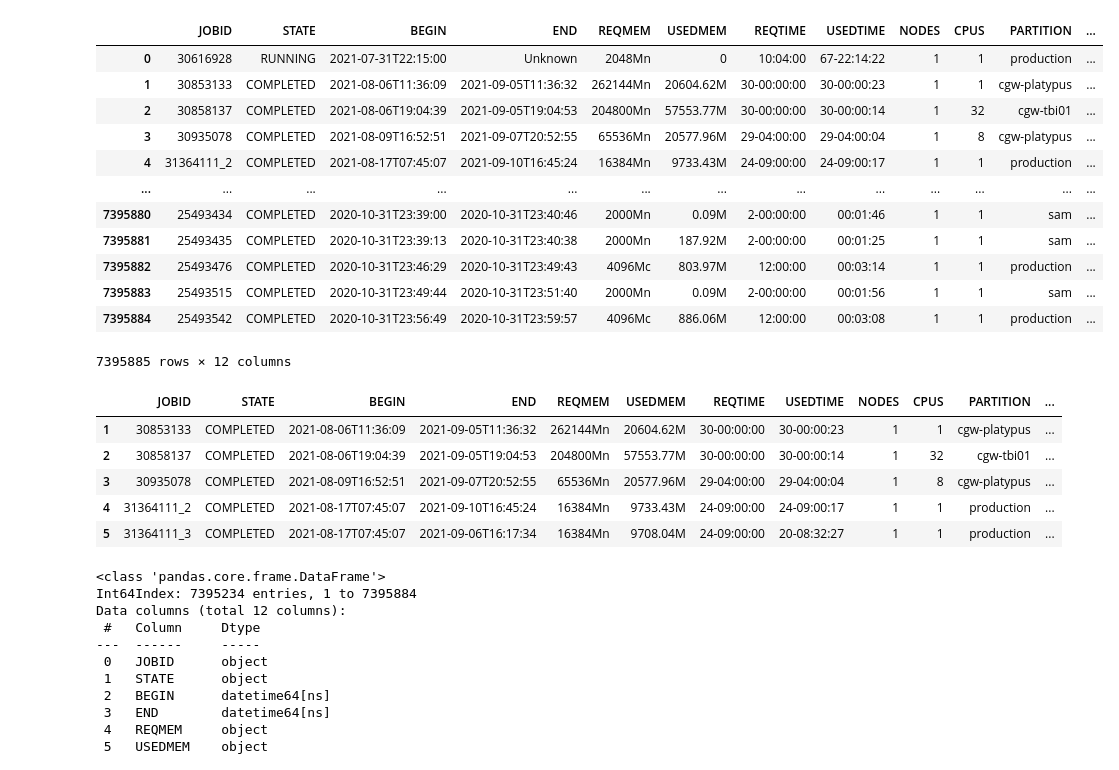
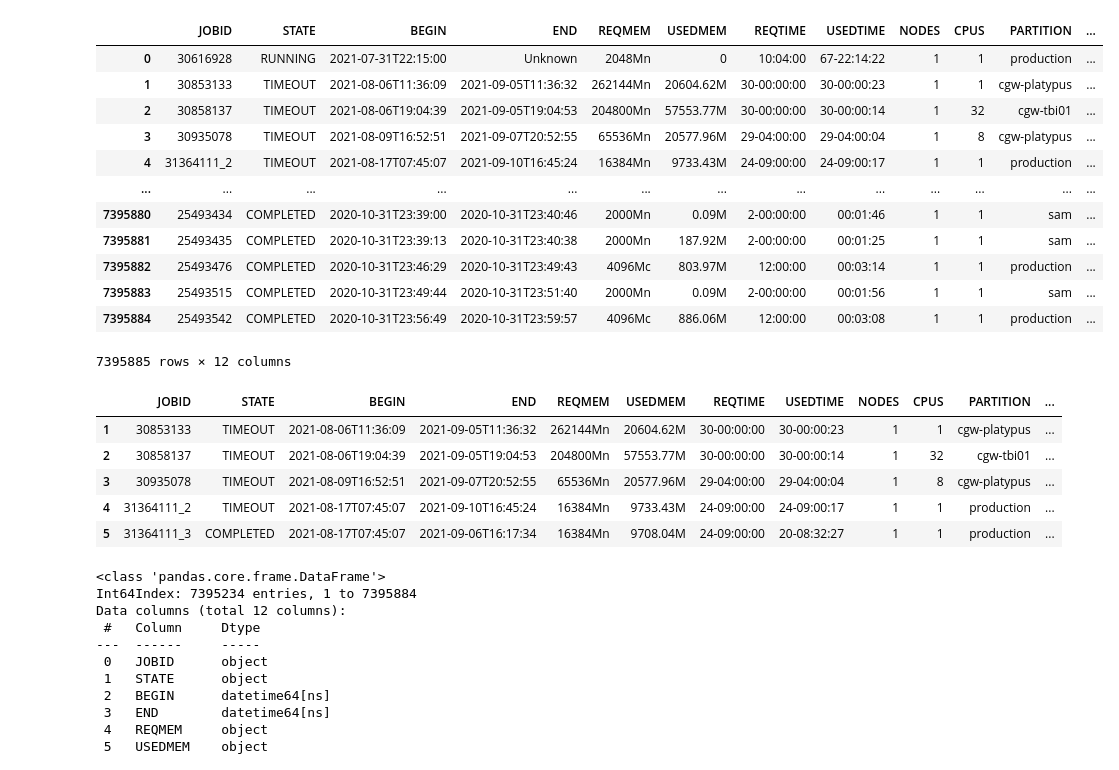
Before and after one commit to nss-data-science-cohort-5/accre-mr-goodbar, a Jupyter notebook: notebooks/fullsample_data_parse.ipynb, the cells around one changed output. Cells and saved outputs as stored; diff of their text form; code cells hidden in the pictures.

```diff
--- a/notebooks/fullsample_data_parse.ipynb
+++ b/notebooks/fullsample_data_parse.ipynb
@@ -9,15 +9,15 @@ from datetime import datetime, timedelta
 import statsmodels.api as sm
 import seaborn as sns
 # %%
-jobs = pd.read_csv('../data/fullsample.csv')
+jobs = pd.read_csv('../data/accre-scheduler-data-2021-fullsample-corrected.csv')
 jobs
 # %% [output]
 |  | JOBID | STATE | BEGIN | END | REQMEM | USEDMEM | REQTIME | USEDTIME | NODES | CPUS | PARTITION | ... |
 | 0 | 30616928 | RUNNING | 2021-07-31T22:15:00 | Unknown | 2048Mn | 0 | 10:04:00 | 67-22:14:22 | 1 | 1 | production | ... |
-| 1 | 30853133 | COMPLETED | 2021-08-06T11:36:09 | 2021-09-05T11:36:32 | 262144Mn | 20604.62M | 30-00:00:00 | 30-00:00:23 | 1 | 1 | cgw-platypus | ... |
-| 2 | 30858137 | COMPLETED | 2021-08-06T19:04:39 | 2021-09-05T19:04:53 | 204800Mn | 57553.77M | 30-00:00:00 | 30-00:00:14 | 1 | 32 | cgw-tbi01 | ... |
-| 3 | 30935078 | COMPLETED | 2021-08-09T16:52:51 | 2021-09-07T20:52:55 | 65536Mn | 20577.96M | 29-04:00:00 | 29-04:00:04 | 1 | 8 | cgw-platypus | ... |
-| 4 | 31364111_2 | COMPLETED | 2021-08-17T07:45:07 | 2021-09-10T16:45:24 | 16384Mn | 9733.43M | 24-09:00:00 | 24-09:00:17 | 1 | 1 | production | ... |
+| 1 | 30853133 | TIMEOUT | 2021-08-06T11:36:09 | 2021-09-05T11:36:32 | 262144Mn | 20604.62M | 30-00:00:00 | 30-00:00:23 | 1 | 1 | cgw-platypus | ... |
+| 2 | 30858137 | TIMEOUT | 2021-08-06T19:04:39 | 2021-09-05T19:04:53 | 204800Mn | 57553.77M | 30-00:00:00 | 30-00:00:14 | 1 | 32 | cgw-tbi01 | ... |
+| 3 | 30935078 | TIMEOUT | 2021-08-09T16:52:51 | 2021-09-07T20:52:55 | 65536Mn | 20577.96M | 29-04:00:00 | 29-04:00:04 | 1 | 8 | cgw-platypus | ... |
+| 4 | 31364111_2 | TIMEOUT | 2021-08-17T07:45:07 | 2021-09-10T16:45:24 | 16384Mn | 9733.43M | 24-09:00:00 | 24-09:00:17 | 1 | 1 | production | ... |
 | ... | ... | ... | ... | ... | ... | ... | ... | ... | ... | ... | ... | ... |
 | 7395880 | 25493434 | COMPLETED | 2020-10-31T23:39:00 | 2020-10-31T23:40:46 | 2000Mn | 0.09M | 2-00:00:00 | 00:01:46 | 1 | 1 | sam | ... |
 | 7395881 | 25493435 | COMPLETED | 2020-10-31T23:39:13 | 2020-10-31T23:40:38 | 2000Mn | 187.92M | 2-00:00:00 | 00:01:25 | 1 | 1 | sam | ... |
@@ -31,10 +31,10 @@ jobs = jobs.drop(jobs[jobs['END'] == 'Unknown'].index)
 jobs.head()
 # %% [output]
 |  | JOBID | STATE | BEGIN | END | REQMEM | USEDMEM | REQTIME | USEDTIME | NODES | CPUS | PARTITION | ... |
-| 1 | 30853133 | COMPLETED | 2021-08-06T11:36:09 | 2021-09-05T11:36:32 | 262144Mn | 20604.62M | 30-00:00:00 | 30-00:00:23 | 1 | 1 | cgw-platypus | ... |
-| 2 | 30858137 | COMPLETED | 2021-08-06T19:04:39 | 2021-09-05T19:04:53 | 204800Mn | 57553.77M | 30-00:00:00 | 30-00:00:14 | 1 | 32 | cgw-tbi01 | ... |
-| 3 | 30935078 | COMPLETED | 2021-08-09T16:52:51 | 2021-09-07T20:52:55 | 65536Mn | 20577.96M | 29-04:00:00 | 29-04:00:04 | 1 | 8 | cgw-platypus | ... |
-| 4 | 31364111_2 | COMPLETED | 2021-08-17T07:45:07 | 2021-09-10T16:45:24 | 16384Mn | 9733.43M | 24-09:00:00 | 24-09:00:17 | 1 | 1 | production | ... |
+| 1 | 30853133 | TIMEOUT | 2021-08-06T11:36:09 | 2021-09-05T11:36:32 | 262144Mn | 20604.62M | 30-00:00:00 | 30-00:00:23 | 1 | 1 | cgw-platypus | ... |
+| 2 | 30858137 | TIMEOUT | 2021-08-06T19:04:39 | 2021-09-05T19:04:53 | 204800Mn | 57553.77M | 30-00:00:00 | 30-00:00:14 | 1 | 32 | cgw-tbi01 | ... |
+| 3 | 30935078 | TIMEOUT | 2021-08-09T16:52:51 | 2021-09-07T20:52:55 | 65536Mn | 20577.96M | 29-04:00:00 | 29-04:00:04 | 1 | 8 | cgw-platypus | ... |
+| 4 | 31364111_2 | TIMEOUT | 2021-08-17T07:45:07 | 2021-09-10T16:45:24 | 16384Mn | 9733.43M | 24-09:00:00 | 24-09:00:17 | 1 | 1 | production | ... |
 | 5 | 31364111_3 | COMPLETED | 2021-08-17T07:45:07 | 2021-09-06T16:17:34 | 16384Mn | 9708.04M | 24-09:00:00 | 20-08:32:27 | 1 | 1 | production | ... |
 # %%
 jobs['END'] = pd.to_datetime(jobs['END'])
```
Also changed, not shown: parts of 4 cells of this notebook, 2 other files.
